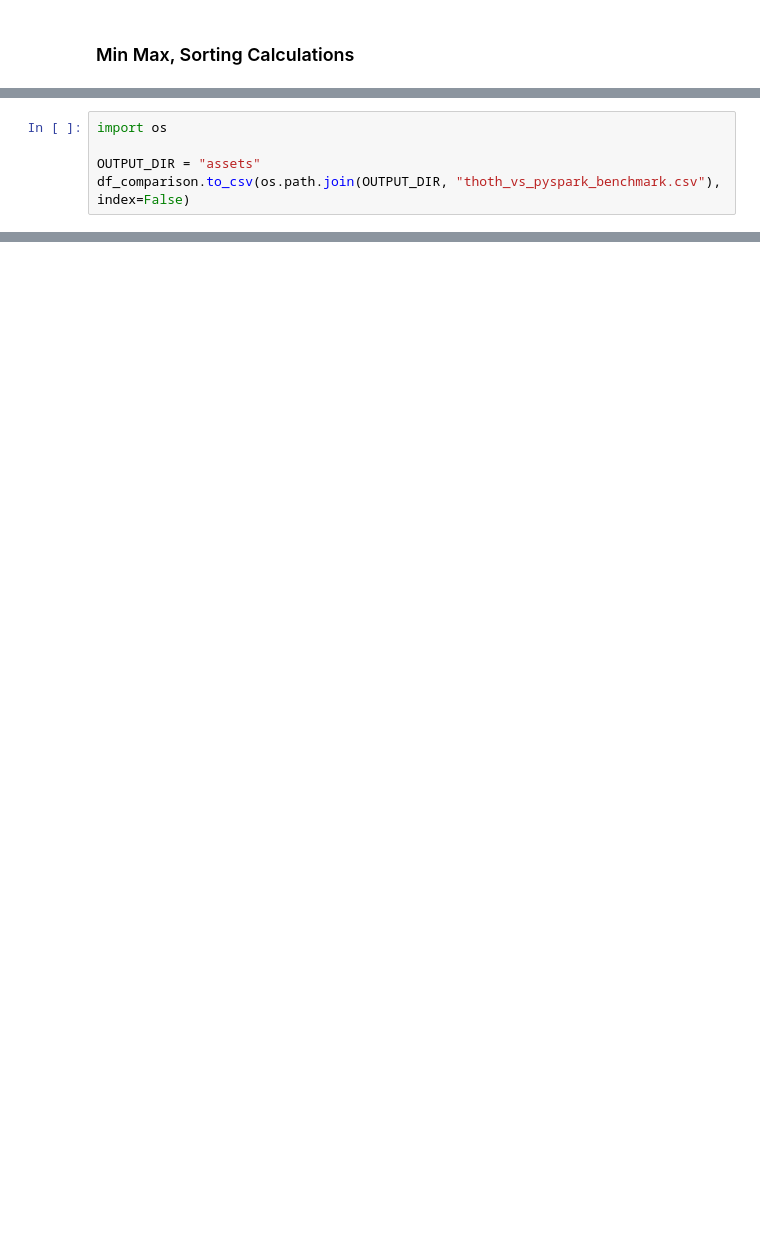
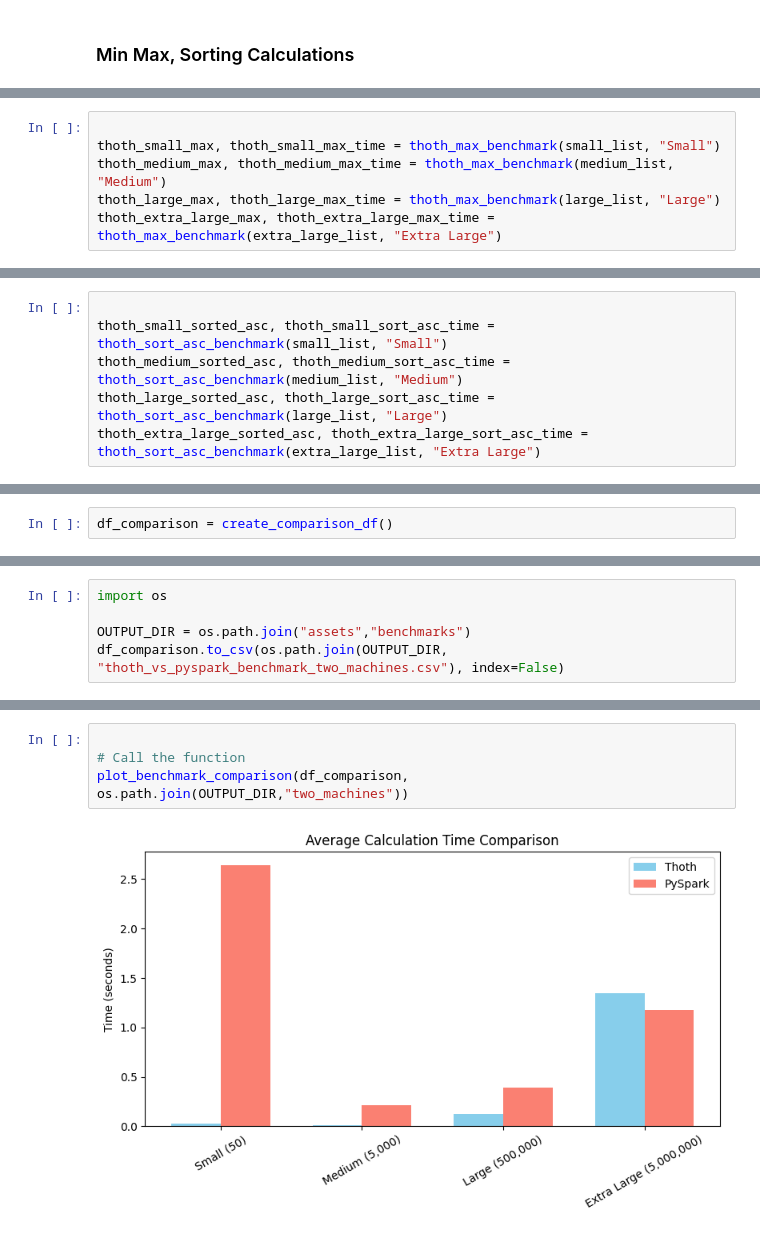
Before and after one commit to AhmedMousa-ag/thoth, a Jupyter notebook: benchmark.ipynb, the cells around one changed output, grey strips where cells are left out. Cells and saved outputs as stored; diff of their text form; blank space fills up the shorter version.

Commit message:
feat(Benchmark): ini

```diff
--- a/benchmark.ipynb
+++ b/benchmark.ipynb
@@ -312,0 +284,6 @@ Thoth Extra Large Time taken: 1.455040454864502 seconds
+# %%
+
+thoth_small_max, thoth_small_max_time = thoth_max_benchmark(small_list, "Small")
+thoth_medium_max, thoth_medium_max_time = thoth_max_benchmark(medium_list, "Medium")
+thoth_large_max, thoth_large_max_time = thoth_max_benchmark(large_list, "Large")
+thoth_extra_large_max, thoth_extra_large_max_time = thoth_max_benchmark(extra_large_list, "Extra Large")
@@ -419,0 +308,6 @@ Thoth Time taken to sort extra large list ascending: 2.7144076824188232 seconds
+# %%
+
+thoth_small_sorted_asc, thoth_small_sort_asc_time = thoth_sort_asc_benchmark(small_list, "Small")
+thoth_medium_sorted_asc, thoth_medium_sort_asc_time = thoth_sort_asc_benchmark(medium_list, "Medium")
+thoth_large_sorted_asc, thoth_large_sort_asc_time = thoth_sort_asc_benchmark(large_list, "Large")
+thoth_extra_large_sorted_asc, thoth_extra_large_sort_asc_time = thoth_sort_asc_benchmark(extra_large_list, "Extra Large")
@@ -502,0 +387,2 @@ print(df_comparison)
+# %%
+df_comparison = create_comparison_df()
@@ -503,8 +407,8 @@ print(df_comparison)
 # %%
 import os
 
-OUTPUT_DIR = "assets"
-df_comparison.to_csv(os.path.join(OUTPUT_DIR, "thoth_vs_pyspark_benchmark.csv"), index=False)
+OUTPUT_DIR = os.path.join("assets","benchmarks")
+df_comparison.to_csv(os.path.join(OUTPUT_DIR, "thoth_vs_pyspark_benchmark_two_machines.csv"), index=False)
 # %%
 import numpy as np
 
@@ -568,0 +468,6 @@ plt.show()
+# %%
+
+# Call the function
+plot_benchmark_comparison(df_comparison, os.path.join(OUTPUT_DIR,"two_machines"))
+# %% [output]
+[figure, added]
```
Also changed, not shown: parts of 41 cells of this notebook, 26 other files.
